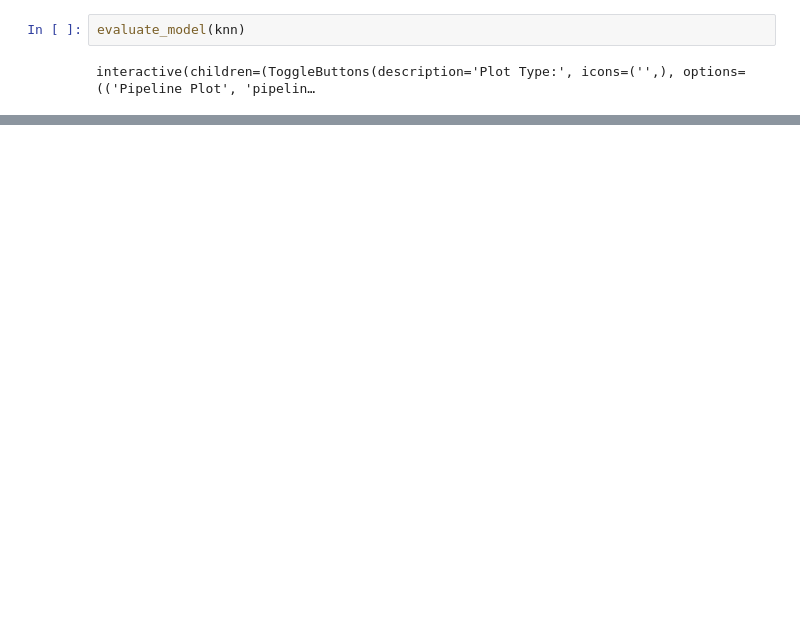
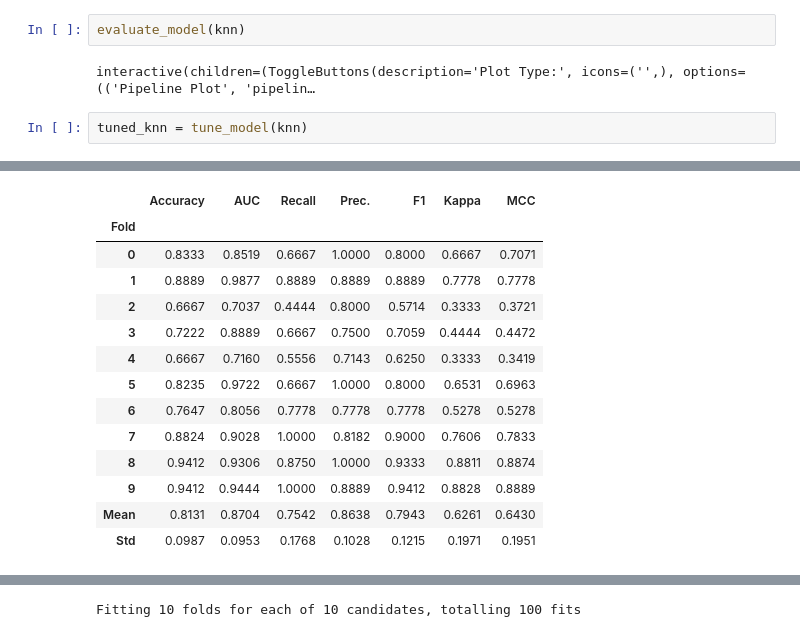
Before and after one commit to VitorPBortoluzzi/PyCaret, a Jupyter notebook: notebooks/01_pycaret_churn.ipynb, the cells around one changed output, grey strips where cells are left out. Saved outputs shown, nothing was run; the diff lists cells and outputs as text; blank space fills up the shorter version.

```diff
--- a/notebooks/01_pycaret_churn.ipynb
+++ b/notebooks/01_pycaret_churn.ipynb
@@ -116,3 +151,6 @@ knn = create_model(best_model)
 evaluate_model(knn)
 # %% [output]
 interactive(children=(ToggleButtons(description='Plot Type:', icons=('',), options=(('Pipeline Plot', 'pipelin…
+# %%
+tuned_knn = tune_model(knn)
+# %% [output]
@@ -118,0 +158,14 @@ interactive(children=(ToggleButtons(description='Plot Type:', icons=('',), optio
+|  | Accuracy | AUC | Recall | Prec. | F1 | Kappa | MCC |
+| Fold |  |  |  |  |  |  |  |
+| 0 | 0.8333 | 0.8519 | 0.6667 | 1.0000 | 0.8000 | 0.6667 | 0.7071 |
+| 1 | 0.8889 | 0.9877 | 0.8889 | 0.8889 | 0.8889 | 0.7778 | 0.7778 |
+| 2 | 0.6667 | 0.7037 | 0.4444 | 0.8000 | 0.5714 | 0.3333 | 0.3721 |
+| 3 | 0.7222 | 0.8889 | 0.6667 | 0.7500 | 0.7059 | 0.4444 | 0.4472 |
+| 4 | 0.6667 | 0.7160 | 0.5556 | 0.7143 | 0.6250 | 0.3333 | 0.3419 |
+| 5 | 0.8235 | 0.9722 | 0.6667 | 1.0000 | 0.8000 | 0.6531 | 0.6963 |
+| 6 | 0.7647 | 0.8056 | 0.7778 | 0.7778 | 0.7778 | 0.5278 | 0.5278 |
+| 7 | 0.8824 | 0.9028 | 1.0000 | 0.8182 | 0.9000 | 0.7606 | 0.7833 |
+| 8 | 0.9412 | 0.9306 | 0.8750 | 1.0000 | 0.9333 | 0.8811 | 0.8874 |
+| 9 | 0.9412 | 0.9444 | 1.0000 | 0.8889 | 0.9412 | 0.8828 | 0.8889 |
+| Mean | 0.8131 | 0.8704 | 0.7542 | 0.8638 | 0.7943 | 0.6261 | 0.6430 |
+| Std | 0.0987 | 0.0953 | 0.1768 | 0.1028 | 0.1215 | 0.1971 | 0.1951 |
@@ -118,0 +173 @@ interactive(children=(ToggleButtons(description='Plot Type:', icons=('',), optio
+Fitting 10 folds for each of 10 candidates, totalling 100 fits
```
Also changed, not shown: parts of 18 cells of this notebook, 5 other files.
